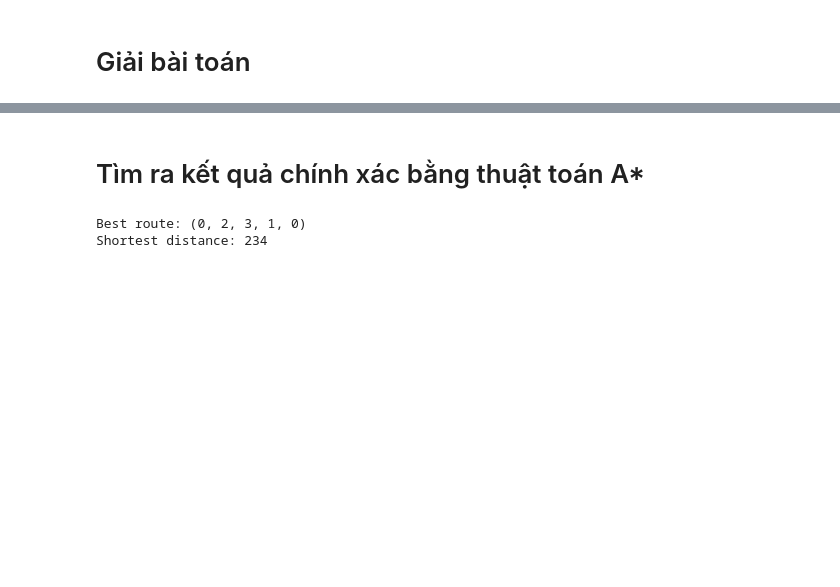
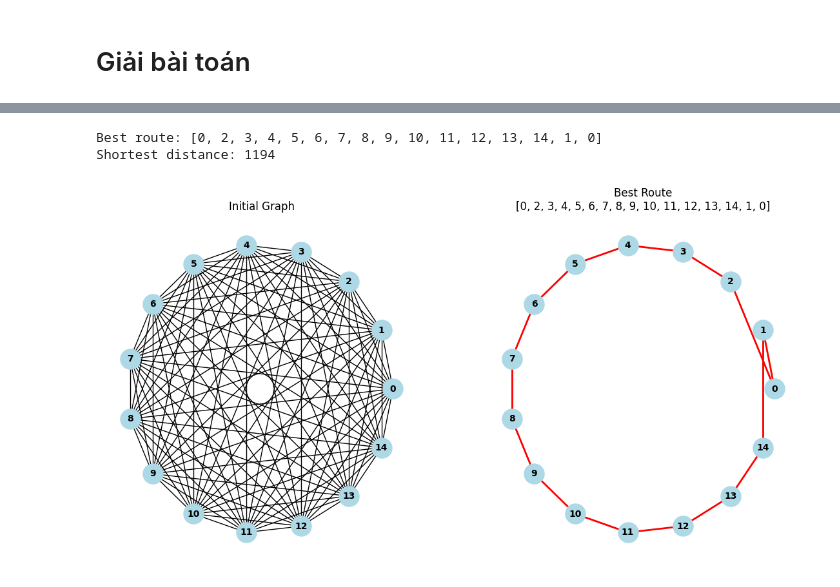
Before and after one commit to ThienNguyen3001/Travelling-Salesman-AI-Final, a Jupyter notebook: Experiment.ipynb, the cells around one changed output, grey strips where cells are left out. Saved outputs shown, nothing was run; the diff lists cells and outputs as text; code cells hidden in the pictures; blank space fills up the shorter version.

```diff
--- a/Experiment.ipynb
+++ b/Experiment.ipynb
@@ -47,46 +2,0 @@ Shortest distance: 234
-# %% [markdown]
-# Tìm ra kết quả chính xác bằng thuật toán A*
-# %%
-from simpleai.search import SearchProblem, astar
-
-class TSPProblem(SearchProblem):
-    def __init__(self, distances):
-        self.distances = distances
-        self.n_cities = len(distances)
-        super(TSPProblem, self).__init__(initial_state=(0,))
-
-    def actions(self, state):
-        if len(state) == self.n_cities:
-            return []
-        return [city for city in range(self.n_cities) if city not in state]
-
-    def result(self, state, action):
-        return state + (action,)
-
-    def is_goal(self, state):
-        return len(state) == self.n_cities
-
-    def cost(self, state1, action, state2):
-        return self.distances[state1[-1]][action]
-
-    def heuristic(self, state):
-        return 0
-
-distances = [
-    [0, 85, 26, 81],
-    [85, 0, 77, 97],
-    [26, 77, 0, 26],
-    [81, 97, 26, 0]
-]
-
-problem = TSPProblem(distances)
-result = astar(problem)
-
-# Print the route and distance
-route = result.state + (0,)
-distance = sum(distances[route[i]][route[i + 1]] for i in range(len(route) - 1))
-print(f"Best route: {route}")
-print(f"Shortest distance: {distance}")
-# %% [output]
-Best route: (0, 2, 3, 1, 0)
-Shortest distance: 234
@@ -92,0 +125,10 @@ Shortest distance: 234
+# %%
+problem = problem5
+distances, route, fitness = solve(problem)
+print(f"Best route: {route}")
+print(f"Shortest distance: {distances}")
+visualize(problem, route)
+# %% [output]
+Best route: [0, 2, 3, 4, 5, 6, 7, 8, 9, 10, 11, 12, 13, 14, 1, 0]
+Shortest distance: 1194
+[figure, added]
```
Also changed, not shown: parts of 3 cells of this notebook, 2 other files.
